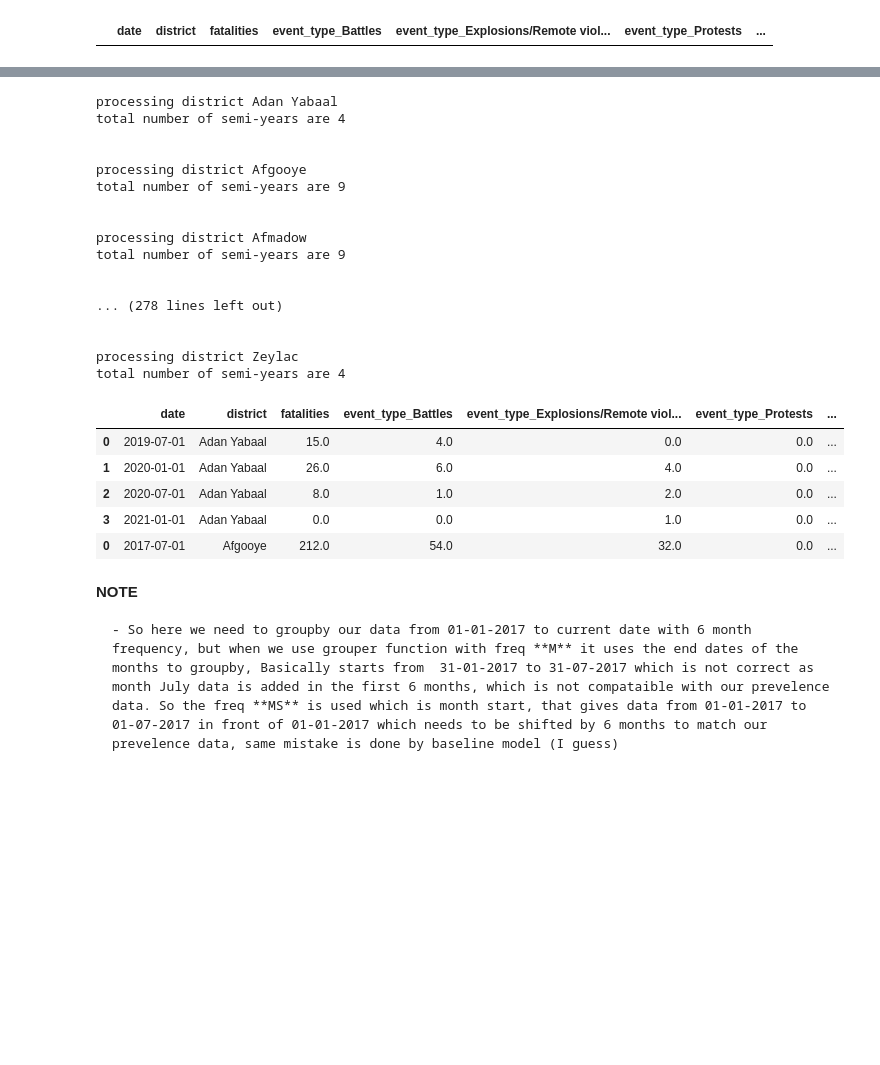
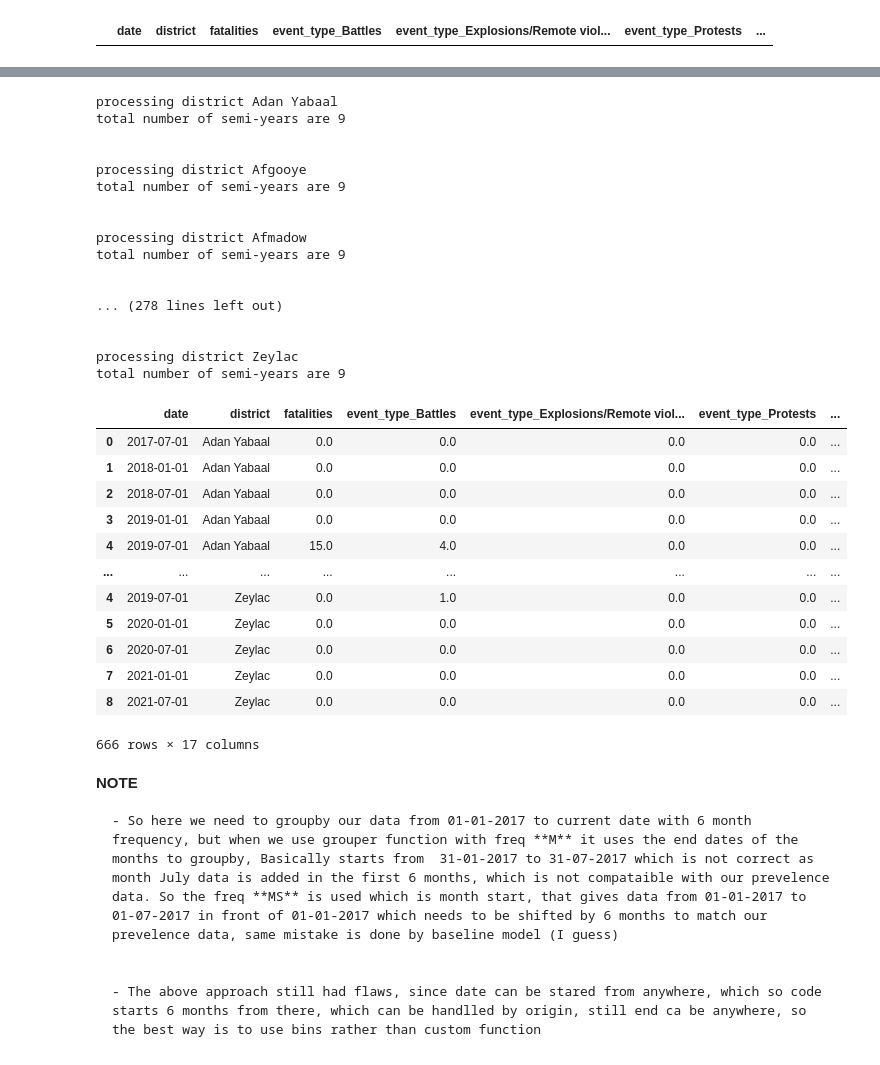
Before and after one commit to abroniewski/Child-Wasting-Prediction, a Jupyter notebook: notebooks/feature_engineering.ipynb, the cells around one changed output, grey strips where cells are left out. Drawn from its saved outputs; the diff is of its cells as text; code cells hidden in the pictures; blank space fills up the shorter version.

Commit message:
datetime changes

```diff
--- a/notebooks/feature_engineering.ipynb
+++ b/notebooks/feature_engineering.ipynb
@@ -365,3 +360,8 @@ conflict_df_grouped_features = pd.DataFrame(columns=conflict_df_final_cols)
 conflict_df_grouped_features
 # %% [output]
 |  | date | district | fatalities | event_type_Battles | event_type_Explosions/Remote viol... | event_type_Protests | ... |
+# %%
+# the custom time intervals that we needed (6Months gap starting from '2017-01-01')
+time_df = pd.DataFrame({'Start Dates': ['2017-01-01','2017-07-01','2018-01-01','2018-07-01','2019-01-01','2019-07-01','2020-01-01','2020-07-01','2021-01-01','2021-07-01']})
+time_df['Start Dates'] = pd.to_datetime(time_df['Start Dates'])
+time_df
@@ -368,16 +380,32 @@ conflict_df_grouped_features
 # %%
+# -------- OLD METHOD --------------
+
 # This function is used to do the groupby with 6 months of frequency
 # we get the data for each district then do groupby with sum (which is basically count for categorical variables as it is OHE)
 # We shift all the dates 6 months back and enter new end date of last 6 months (discussed below)
 
-def group_features(district,data):
-    temp = data[data['admin2']==district]
-    temp = temp.groupby(pd.Grouper(key ='event_date',freq='6MS')).sum()
+# def group_features(district,data):
+#     temp = data[data['admin2']==district]
+#     temp = temp.groupby(pd.Grouper(key ='event_date',freq='6MS',origin_date = '2017-01-01')).sum()
+#     temp['date'] = temp.index
+#     end_date = temp['date'].iloc[-1]
+#     new_end_date = end_date+ pd.DateOffset(months=6)
+#     temp['date'] = temp['date'].shift(-1)
+#     temp['date'].iloc[-1] = new_end_date
+#     temp['date'] = temp['date'].dt.date
+#     temp['district'] = district
+#     temp = temp.reset_index(drop=True)
+#     return temp
+
+
+
+# -------- NEW METHOD --------------
+# The below code uses custom bins for making exact time durations for the desired target variables (child wasting) and group by according to that
+def group_features(district,data,time_df):
+    temp = data[data['admin2']==district].copy()
+    temp = temp.groupby(pd.cut(temp['event_date'], time_df['Start Dates'], right=False, labels = time_df['Start Dates'].iloc[1:])).sum()
     temp['date'] = temp.index
-    end_date = temp['date'].iloc[-1]
-    new_end_date = end_date+ pd.DateOffset(months=6)
-    temp['date'] = temp['date'].shift(-1)
-    temp['date'].iloc[-1] = new_end_date
+    temp['date'] = pd.to_datetime(temp['date'])
     temp['date'] = temp['date'].dt.date
     temp['district'] = district
     temp = temp.reset_index(drop=True)
@@ -389,12 +417,12 @@ district_list = sorted(conflict_df_features['admin2'].value_counts().keys())
 # iterate over all the districts and groupby
 for district in district_list:
     print(f"processing district {district}")
-    district_grouped_df = group_features(district, conflict_df_features)
+    district_grouped_df = group_features(district, conflict_df_features,time_df)
     print(f"total number of semi-years are {len(district_grouped_df)} \n\n")
     conflict_df_grouped_features = pd.concat([conflict_df_grouped_features,district_grouped_df])
 # %% [output]
 processing district Adan Yabaal
-total number of semi-years are 4
+total number of semi-years are 9
 
 
 processing district Afgooye
@@ -409,20 +437,30 @@ total number of semi-years are 9
 
 
 processing district Zeylac
-total number of semi-years are 4
+total number of semi-years are 9
 # %%
-conflict_df_grouped_features.head()
+conflict_df_grouped_features
 # %% [output]
 |  | date | district | fatalities | event_type_Battles | event_type_Explosions/Remote viol... | event_type_Protests | ... |
-| 0 | 2019-07-01 | Adan Yabaal | 15.0 | 4.0 | 0.0 | 0.0 | ... |
-| 1 | 2020-01-01 | Adan Yabaal | 26.0 | 6.0 | 4.0 | 0.0 | ... |
-| 2 | 2020-07-01 | Adan Yabaal | 8.0 | 1.0 | 2.0 | 0.0 | ... |
-| 3 | 2021-01-01 | Adan Yabaal | 0.0 | 0.0 | 1.0 | 0.0 | ... |
-| 0 | 2017-07-01 | Afgooye | 212.0 | 54.0 | 32.0 | 0.0 | ... |
+| 0 | 2017-07-01 | Adan Yabaal | 0.0 | 0.0 | 0.0 | 0.0 | ... |
+| 1 | 2018-01-01 | Adan Yabaal | 0.0 | 0.0 | 0.0 | 0.0 | ... |
+| 2 | 2018-07-01 | Adan Yabaal | 0.0 | 0.0 | 0.0 | 0.0 | ... |
+| 3 | 2019-01-01 | Adan Yabaal | 0.0 | 0.0 | 0.0 | 0.0 | ... |
+| 4 | 2019-07-01 | Adan Yabaal | 15.0 | 4.0 | 0.0 | 0.0 | ... |
+| ... | ... | ... | ... | ... | ... | ... | ... |
+| 4 | 2019-07-01 | Zeylac | 0.0 | 1.0 | 0.0 | 0.0 | ... |
+| 5 | 2020-01-01 | Zeylac | 0.0 | 0.0 | 0.0 | 0.0 | ... |
+| 6 | 2020-07-01 | Zeylac | 0.0 | 0.0 | 0.0 | 0.0 | ... |
+| 7 | 2021-01-01 | Zeylac | 0.0 | 0.0 | 0.0 | 0.0 | ... |
+| 8 | 2021-07-01 | Zeylac | 0.0 | 0.0 | 0.0 | 0.0 | ... |
+666 rows × 17 columns
 # %% [markdown]
 **NOTE**
 
     - So here we need to groupby our data from 01-01-2017 to current date with 6 month frequency, but when we use grouper function with freq **M** it uses the end dates of the months to groupby, Basically starts from  31-01-2017 to 31-07-2017 which is not correct as month July data is added in the first 6 months, which is not compataible with our prevelence data. So the freq **MS** is used which is month start, that gives data from 01-01-2017 to 01-07-2017 in front of 01-01-2017 which needs to be shifted by 6 months to match our prevelence data, same mistake is done by baseline model (I guess)
+
+
+    - The above approach still had flaws, since date can be stared from anywhere, which so code starts 6 months from there, which can be handlled by origin, still end ca be anywhere, so the best way is to use bins rather than custom function
 # %%
 # we need to use merge_as_of to match the dates
 #Merge dataframes, only joining on current or previous dates as to prevent data leakage
```
Also changed, not shown: parts of 4 cells of this notebook.
